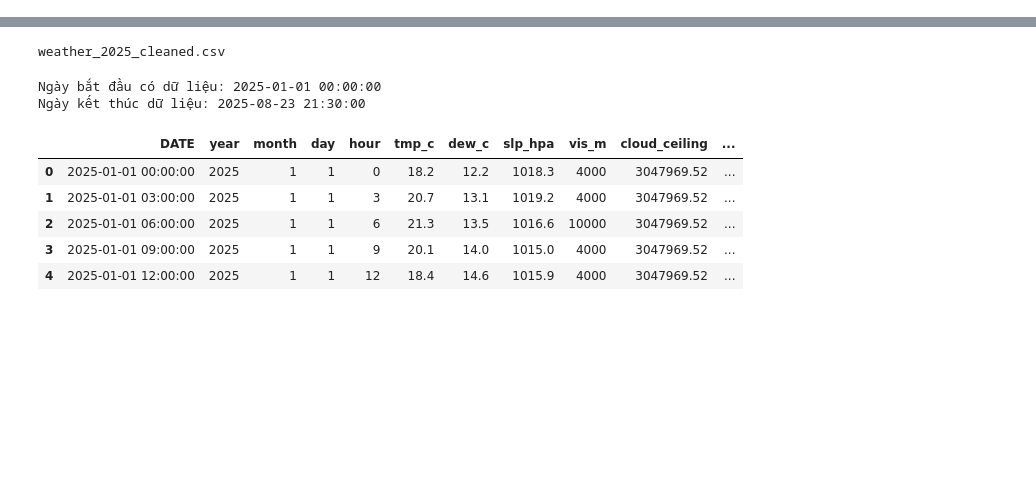
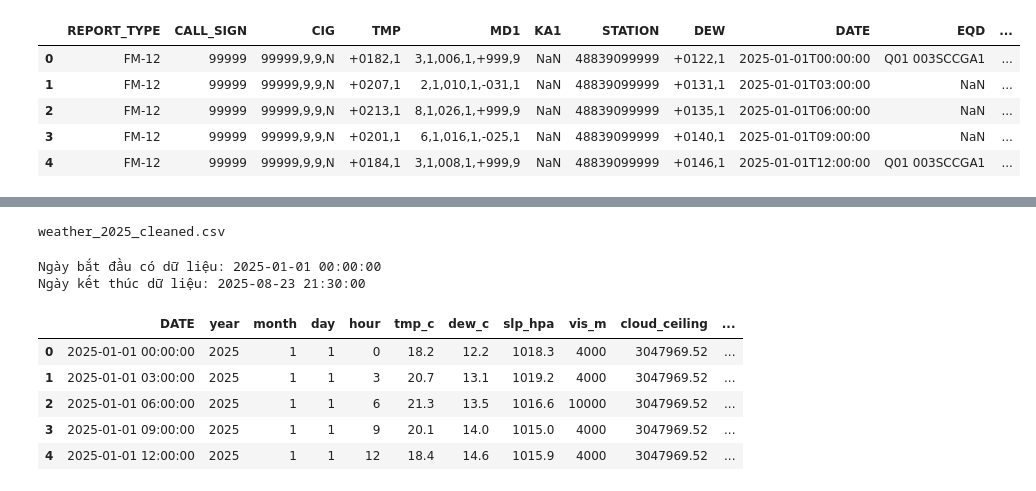
Before and after one commit to Slasher1311/V-Climate-View, a Jupyter notebook: V-Climate.ipynb, the cells around one changed output, grey strips where cells are left out. Drawn from its saved outputs; the diff is of its cells as text; code cells hidden in the pictures; blank space fills up the shorter version.

```diff
--- a/V-Climate.ipynb
+++ b/V-Climate.ipynb
@@ -13,0 +54,13 @@ df = df[df["date"].dt.year != 1959]
+# %%
+import pandas as pd
+import numpy as np
+df = pd.read_csv("weather_merged_2025.csv")
+# %%
+df.head()
+# %% [output]
+|  | REPORT_TYPE | CALL_SIGN | CIG | TMP | MD1 | KA1 | STATION | DEW | DATE | EQD | ... |
+| 0 | FM-12 | 99999 | 99999,9,9,N | +0182,1 | 3,1,006,1,+999,9 | NaN | 48839099999 | +0122,1 | 2025-01-01T00:00:00 | Q01 003SCCGA1 | ... |
+| 1 | FM-12 | 99999 | 99999,9,9,N | +0207,1 | 2,1,010,1,-031,1 | NaN | 48839099999 | +0131,1 | 2025-01-01T03:00:00 | NaN | ... |
+| 2 | FM-12 | 99999 | 99999,9,9,N | +0213,1 | 8,1,026,1,+999,9 | NaN | 48839099999 | +0135,1 | 2025-01-01T06:00:00 | NaN | ... |
+| 3 | FM-12 | 99999 | 99999,9,9,N | +0201,1 | 6,1,016,1,-025,1 | NaN | 48839099999 | +0140,1 | 2025-01-01T09:00:00 | NaN | ... |
+| 4 | FM-12 | 99999 | 99999,9,9,N | +0184,1 | 3,1,008,1,+999,9 | NaN | 48839099999 | +0146,1 | 2025-01-01T12:00:00 | Q01 003SCCGA1 | ... |
```
Also changed, not shown: parts of 18 cells of this notebook, 13 other files.
